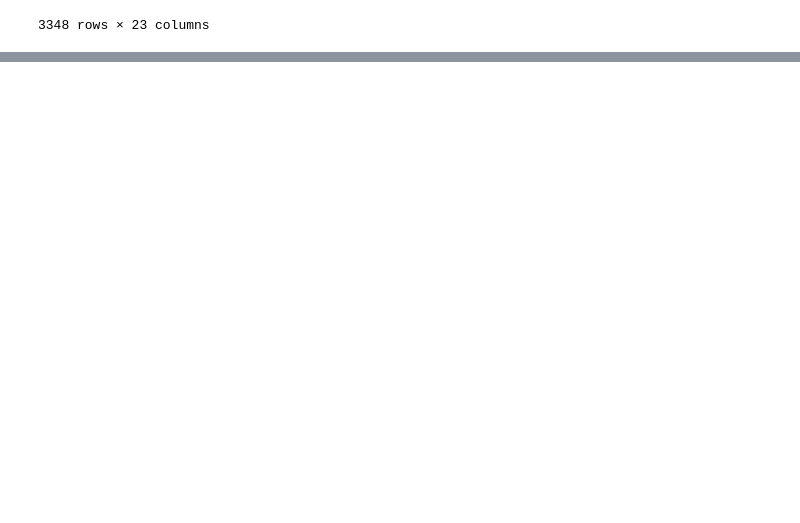
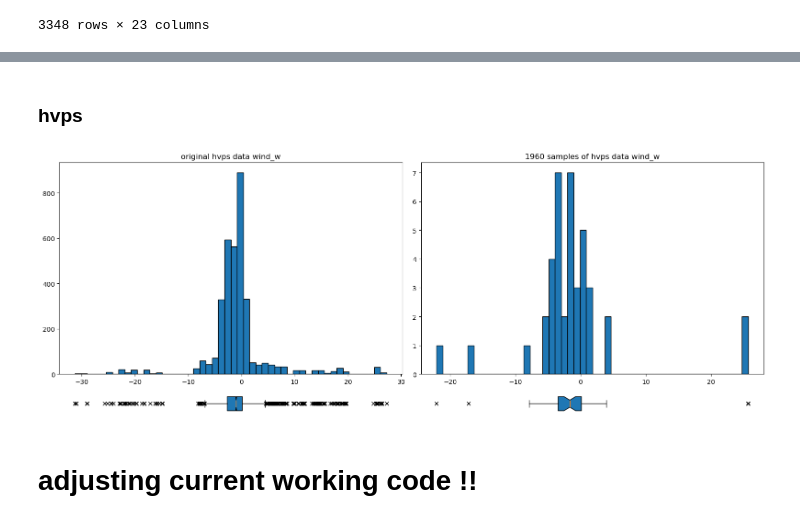
Before and after one commit to ezriri/2DS_code, a Jupyter notebook: random_sampling/doing_random_sample.ipynb, the cells around one changed output, grey strips where cells are left out. Saved outputs shown, nothing was run; the diff lists cells and outputs as text; code cells hidden in the pictures; blank space fills up the shorter version.

Commit message:
updated to account for previous samples

```diff
--- a/random_sampling/doing_random_sample.ipynb
+++ b/random_sampling/doing_random_sample.ipynb
@@ -366,0 +424,12 @@ hvps_data
+# %%
+random.seed(42) # !! v important, means we choose same set images every time.
+
+ds_n_sample = 1960
+ds_names = list(ds_csv_reduced['name'])
+ds_sample_list = random.sample(ds_names, k=ds_n_sample)
+ds_sample_df = ds_csv_reduced[ds_csv_reduced['name'].isin(ds_sample_list)]
+
+hvps_n_samples = 40
+hvps_names = list(hvps_csv_reduced['name'])
+hvps_sample_list = random.sample(hvps_names, k=hvps_n_samples)
+hvps_sample_df = hvps_csv_reduced[hvps_csv_reduced['name'].isin(hvps_sample_list)]
@@ -366,0 +475,39 @@ hvps_data
+# %% [markdown]
+### hvps
+# %%
+variable = 'wind_w' # Euclidean_d_max, wind_w, LWC, pres
+n_bins = 50
+
+fig, axs = plt.subplots(2,2,gridspec_kw={"height_ratios": (0.90, 0.1)}, figsize=(16, 6), tight_layout=True)
+data_0 = hvps_csv_reduced[variable]
+ax_hist_0 = axs[0, 0] # The histogram axis
+ax_box_0 = axs[1, 0]   # The boxplot axis
+
+# Plot histogram
+ax_hist_0.hist(data_0, bins=n_bins, edgecolor='black')
+ax_hist_0.set_title(f'original hvps data {variable}')
+
+# Plot boxplot
+ax_box_0.axis('off')
+outlier_0 = dict(marker = 'x')
+ax_box_0.boxplot(data_0, vert=False,  flierprops = outlier_0, widths = 0.6, notch=True, patch_artist=True)  # Horizontal boxplot
+
+# ~ ~ ~ ~ ~ ~ ~ ~ ~ ~ ~ ~ ~ ~ ~ ~ ~ ~ ~ ~ ~ ~ ~ ~ ~ ~ ~ ~ ~ ~ ~ ~ ~ ~ ~ ~ ~ ~ ~ ~ ~ ~ ~ ~ ~ ~ ~ ~ ~ ~ ~ ~ ~ ~ ~
+data_1 = hvps_sample_df[variable]
+ax_hist_1 = axs[0, 1] # The histogram axis
+ax_box_1 = axs[1, 1]   # The boxplot axis
+
+# Plot histogram
+ax_hist_1.hist(data_1, bins=n_bins, edgecolor='black')
+ax_hist_1.set_title(f'{ds_n_sample} samples of hvps data {variable}')
+
+# Plot boxplot
+ax_box_1.axis('off')
+outlier_1 = dict(marker = 'x')
+ax_box_1.boxplot(data_1, vert=False,  flierprops = outlier_1, widths = 0.6, notch=True, patch_artist=True)  # Horizontal boxplot
+
+plt.show()
+# %% [output]
+[figure, added]
+# %% [markdown]
+# adjusting current working code !!
```
Also changed, not shown: parts of 15 cells of this notebook, 1 other file.
